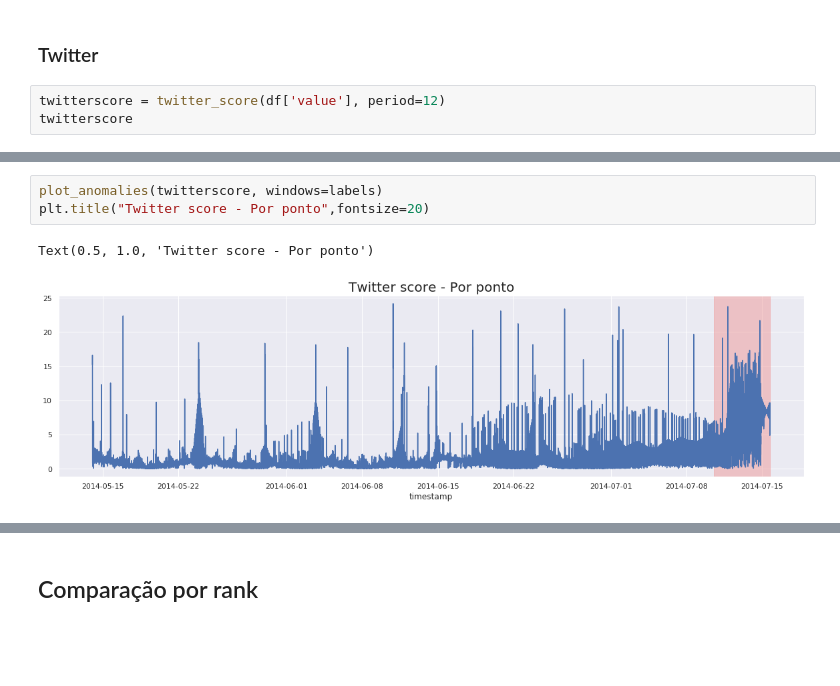
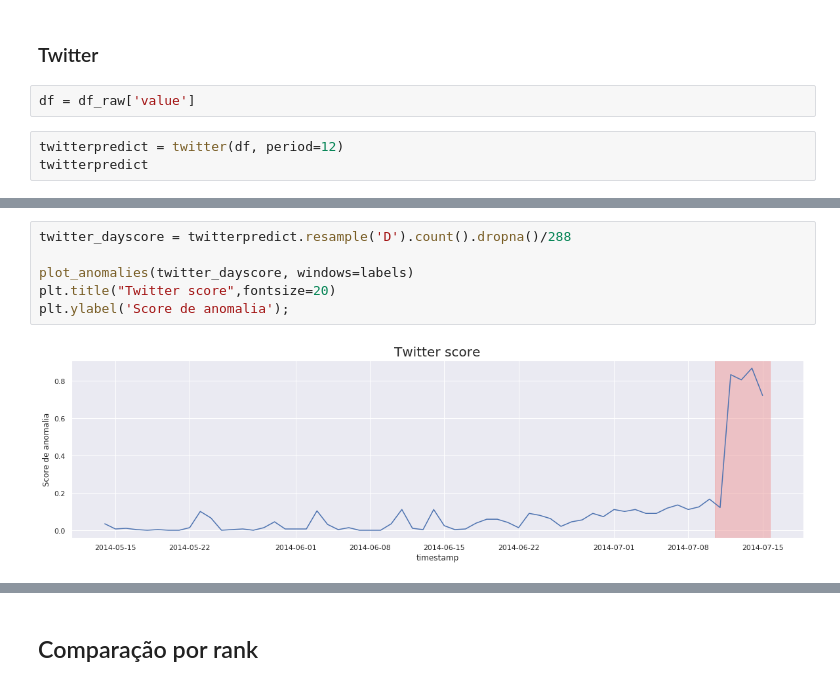
Before and after one commit to Fillipedem/Comparacao-algoritmos-de-deteccao-de-anomalias, a Jupyter notebook: 2 - Cpu Utilization Asg Misconfiguration.ipynb, the cells around one changed output, grey strips where cells are left out. Cells and saved outputs as stored; diff of their text form; blank space fills up the shorter version.

```diff
--- a/2 - Cpu Utilization Asg Misconfiguration.ipynb
+++ b/2 - Cpu Utilization Asg Misconfiguration.ipynb
@@ -171,7 +182,9 @@ Text(0.5, 1.0, 'Tukey score - Count do Dia')
 # %% [markdown]
 ### Twitter
+# %%
+df = df_raw['value']
 # %%
-twitterscore = twitter_score(df['value'], period=12)
-twitterscore
+twitterpredict = twitter(df, period=12)
+twitterpredict
 # %% [output]
 timestamp
@@ -190,6 +203,8 @@ Length: 18050, dtype: float64
 # %%
-plot_anomalies(twitterscore, windows=labels)
-plt.title("Twitter score - Por ponto",fontsize=20)
+twitter_dayscore = twitterpredict.resample('D').count().dropna()/288
+
+plot_anomalies(twitter_dayscore, windows=labels)
+plt.title("Twitter score",fontsize=20)
+plt.ylabel('Score de anomalia');
 # %% [output]
-Text(0.5, 1.0, 'Twitter score - Por ponto')
-[figure, old version]
+[figure, new version]
```
Also changed, not shown: parts of 32 cells of this notebook, 4 other files.
